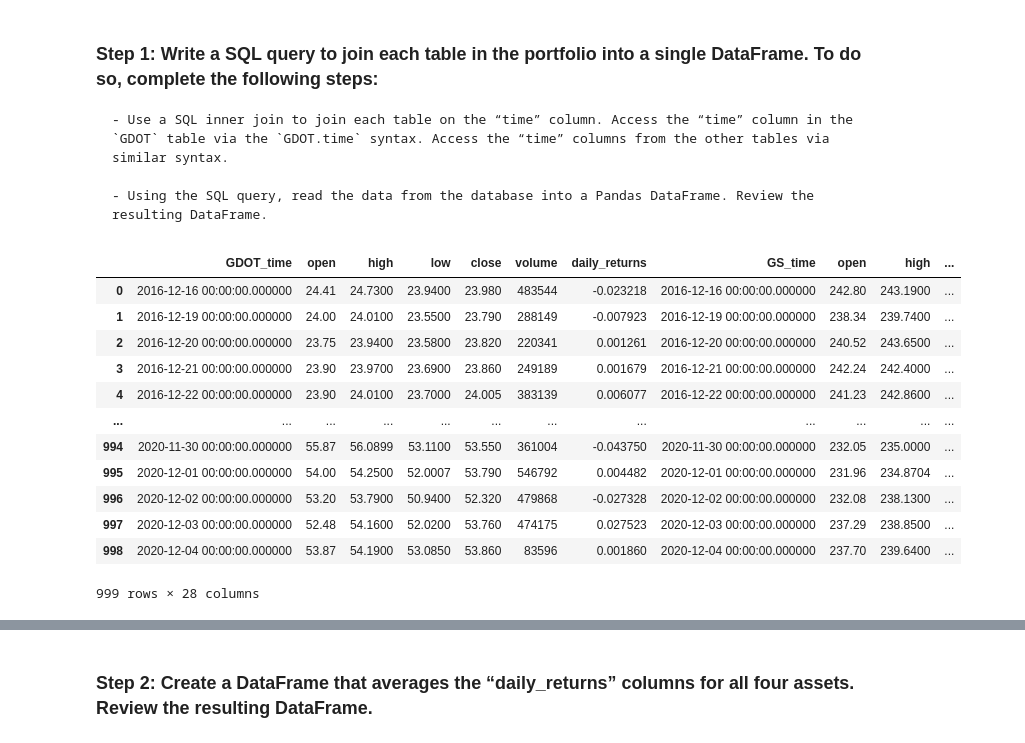
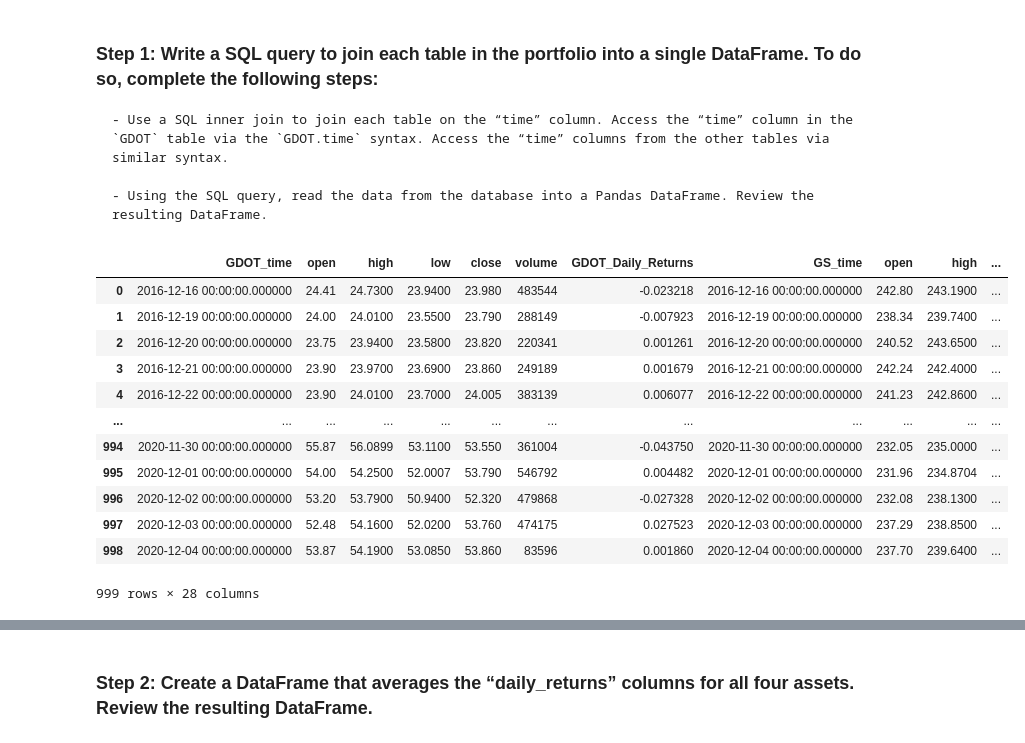
Before and after one commit to mbejan325/ETF_Analyzer_App, a Jupyter notebook: Starter_Code/final_etf_analyzer.ipynb, the cells around one changed output, grey strips where cells are left out. Drawn from its saved outputs; the diff is of its cells as text; code cells hidden in the pictures.

```diff
--- a/Starter_Code/final_etf_analyzer.ipynb
+++ b/Starter_Code/final_etf_analyzer.ipynb
@@ -333,25 +333,25 @@ Complete the following steps:
 # %%
 query = """
 SELECT
-    GDOT.time AS GDOT_time, GDOT.open, GDOT.high, GDOT.low, GDOT.close, GDOT.volume, GDOT.daily_returns,
-    GS.time AS GS_time, GS.open, GS.high, GS.low, GS.close, GS.volume, GS.daily_returns,
-    PYPL.time AS PYPL_time, PYPL.open, PYPL.high, PYPL.low, PYPL.close, PYPL.volume, PYPL.daily_returns,
-    SQ.time AS SQ_time, SQ.open, SQ.high, SQ.low, SQ.close, SQ.volume, SQ.daily_returns
+    GDOT.time AS GDOT_time, GDOT.open, GDOT.high, GDOT.low, GDOT.close, GDOT.volume, GDOT.daily_returns AS GDOT_Daily_Returns,
+    GS.time AS GS_time, GS.open, GS.high, GS.low, GS.close, GS.volume, GS.daily_returns AS GS_Daily_Returns,
+    PYPL.time AS PYPL_time, PYPL.open, PYPL.high, PYPL.low, PYPL.close, PYPL.volume, PYPL.daily_returns AS PYPL_Daily_Returns,
+    SQ.time AS SQ_time, SQ.open, SQ.high, SQ.low, SQ.close, SQ.volume, SQ.daily_returns AS SQ_Daily_Returns
 FROM GDOT
 INNER JOIN GS on GDOT.time = GS.time
 INNER JOIN PYPL on PYPL.time = GDOT.time
 INNER JOIN SQ on SQ.time = GDOT.time
 """
 
 # Using the query, read the data from the database into a Pandas DataFrame
 etf_portfolio = pd.read_sql_query(query, con=engine)
 
 # Review the resulting DataFrame
 # Code to display all columns.
 pd.set_option('display.max_columns', None)
 etf_portfolio
 # %% [output]
-|  | GDOT_time | open | high | low | close | volume | daily_returns | GS_time | open | high | ... |
+|  | GDOT_time | open | high | low | close | volume | GDOT_Daily_Returns | GS_time | open | high | ... |
 | 0 | 2016-12-16 00:00:00.000000 | 24.41 | 24.7300 | 23.9400 | 23.980 | 483544 | -0.023218 | 2016-12-16 00:00:00.000000 | 242.80 | 243.1900 | ... |
 | 1 | 2016-12-19 00:00:00.000000 | 24.00 | 24.0100 | 23.5500 | 23.790 | 288149 | -0.007923 | 2016-12-19 00:00:00.000000 | 238.34 | 239.7400 | ... |
 | 2 | 2016-12-20 00:00:00.000000 | 23.75 | 23.9400 | 23.5800 | 23.820 | 220341 | 0.001261 | 2016-12-20 00:00:00.000000 | 240.52 | 243.6500 | ... |
```
Also changed, not shown: parts of 3 cells of this notebook.
